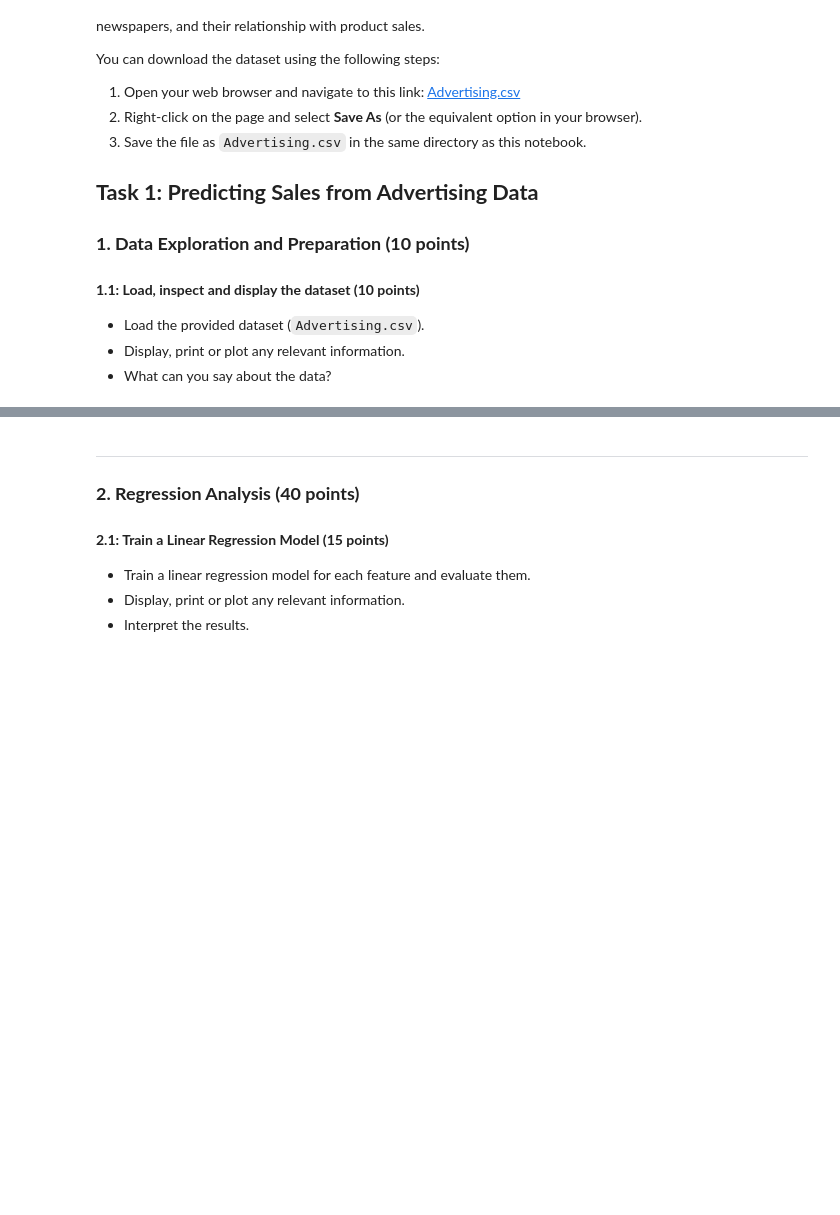
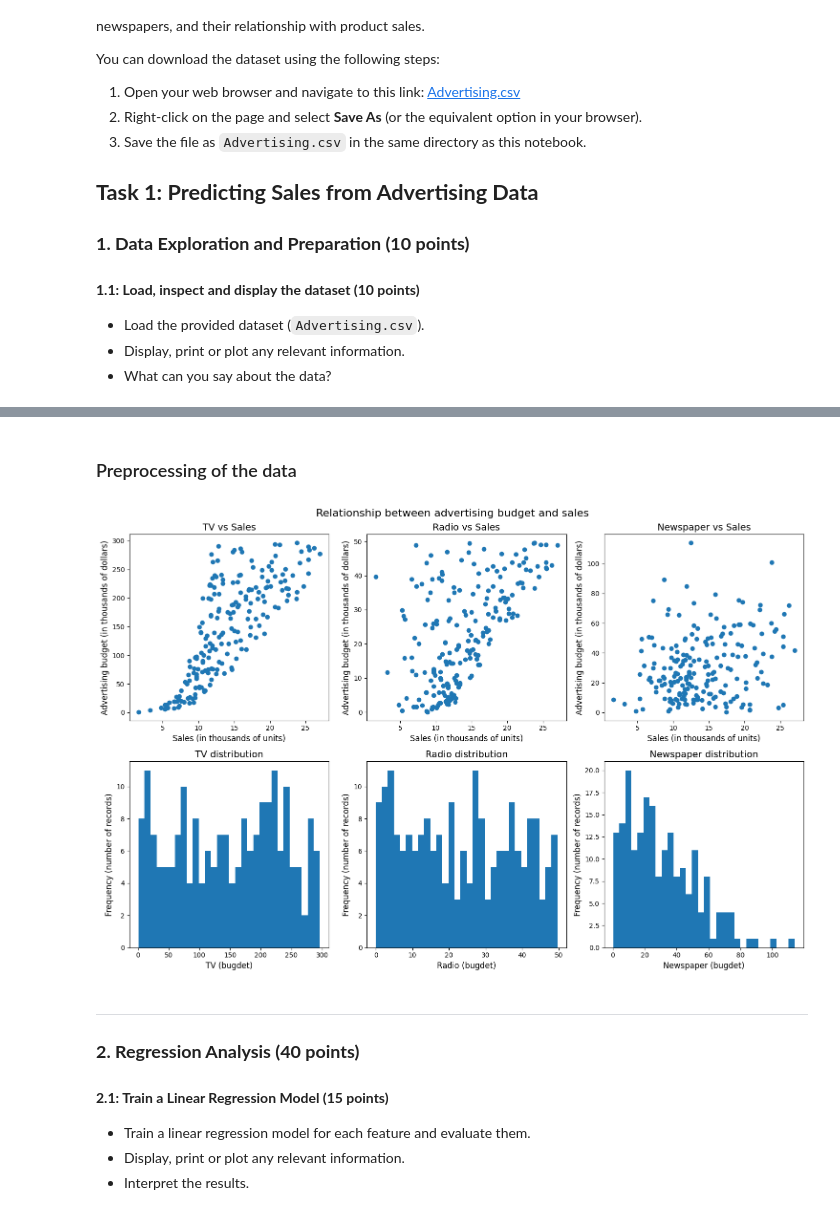
Before and after one commit to davidmarsoni/ml-project, a Jupyter notebook: Graded_lab.ipynb, the cells around one changed output, grey strips where cells are left out. Cells and saved outputs as stored; diff of their text form; code cells hidden in the pictures; blank space fills up the shorter version.

```diff
--- a/Graded_lab.ipynb
+++ b/Graded_lab.ipynb
@@ -80,3 +79,40 @@ feature_names: ['TV', 'Radio', 'Newspaper']
+# %% [markdown]
+### Preprocessing of the data
+# %%
+# prepare data for plotting
+features = df[['TV', 'Radio', 'Newspaper']].values
+target = df['Sales'].values
+
+feature_names = df.columns[1:-1]
+target_name = df.columns[-1]
+
+# Update the plotting code with inverted axes for scatter plots
+fig, axs = plt.subplots(2, 3, figsize=(15, 10))
+for i in range(len(feature_names)):
+
+    # scatter plot to show the relationship between the feature and target
+    axs[0,i].scatter(target, features[:, i])
+    axs[0,i].set_ylabel("Advertising budget (in thousands of dollars)", fontsize=12)
+    axs[0,i].set_xlabel(target_name+ " (in thousands of units)", fontsize=12)
+    axs[0,i].set_title(f'{feature_names[i]} vs {target_name}', fontsize=14)
+    axs[0,i].tick_params(axis='both', which='major', labelsize=10)
+
+    # histogram to show the distribution of the feature
+    axs[1,i].hist(features[:, i], bins=30)
+    axs[1,i].set_xlabel(feature_names[i] + " (bugdet)", fontsize=12)
+    axs[1,i].set_ylabel('Frequency (number of records)', fontsize=12)
+    axs[1,i].set_title(f'{feature_names[i]} distribution', fontsize=14)
+    axs[1,i].tick_params(axis='both', which='major', labelsize=10)
+
+
+# add a main title to the plot
+plt.suptitle("Relationship between advertising budget and sales", fontsize=16)
+# use tight_layout to improve spacing of subplots
+plt.tight_layout()
+
+plt.show()
+# %% [output]
+[figure, added]
 # %% [markdown]
 ---
 
```
Also changed, not shown: parts of 19 cells of this notebook.
